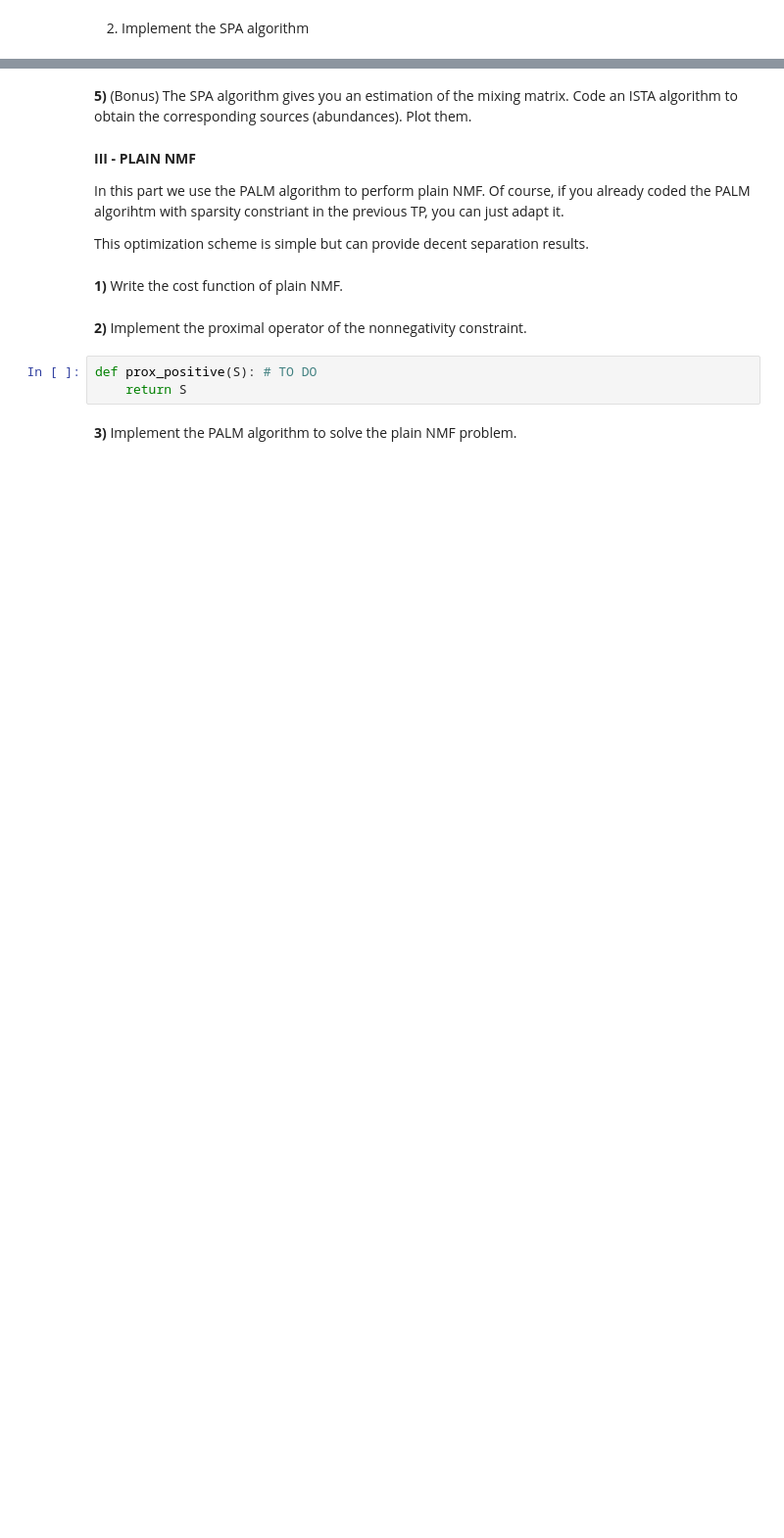
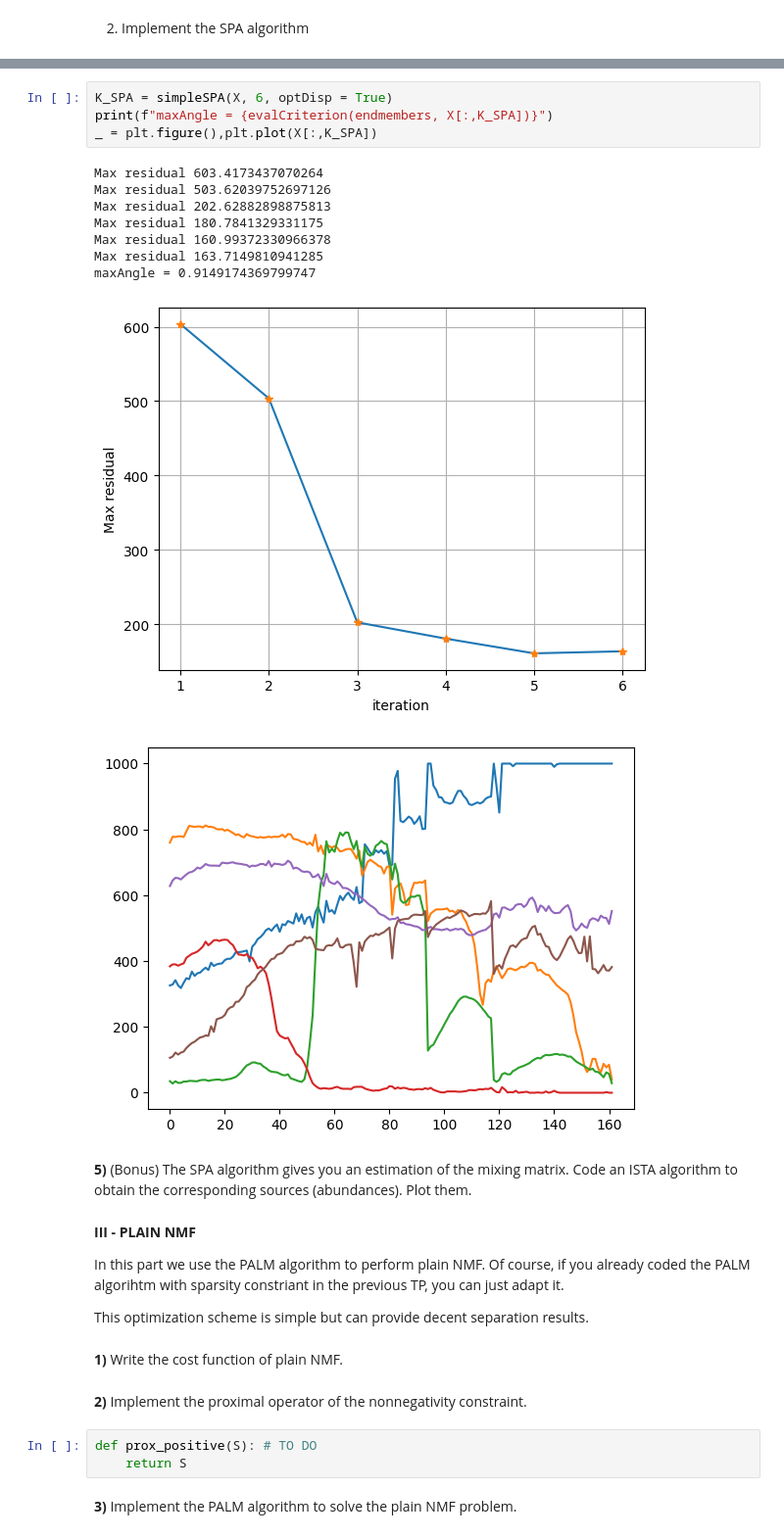
Before and after one commit to V-kr0pt/Image-Processing, a Jupyter notebook: IMA207 - Remote sensing_industrial applications/TPs/TP4/TP2_IMA207_FRANCAVitor.ipynb, the cells around one changed output, grey strips where cells are left out. Shown at 98% size. Saved outputs shown, nothing was run; the diff lists cells and outputs as text; blank space fills up the shorter version.

```diff
--- a/IMA207 - Remote sensing_industrial applications/TPs/TP4/TP2_IMA207_FRANCAVitor.ipynb
+++ b/IMA207 - Remote sensing_industrial applications/TPs/TP4/TP2_IMA207_FRANCAVitor.ipynb
@@ -201,6 +240,20 @@ def evalCriterion(W0_en,W_en):
     diff = W0.T@W;
 
     return np.mean(np.diag(diff));
+# %%
+K_SPA = simpleSPA(X, 6, optDisp = True)
+print(f"maxAngle = {evalCriterion(endmembers, X[:,K_SPA])}")
+_ = plt.figure(),plt.plot(X[:,K_SPA])
+# %% [output]
+Max residual 603.4173437070264
+Max residual 503.62039752697126
+Max residual 202.62882898875813
+Max residual 180.7841329331175
+Max residual 160.99372330966378
+Max residual 163.7149810941285
+maxAngle = 0.9149174369799747
+[figure, added]
+[figure, added]
 # %% [markdown]
 **5)** (Bonus) The SPA algorithm gives you an estimation of the mixing matrix. Code an ISTA algorithm to obtain the corresponding sources (abundances). Plot them.
 # %% [markdown]
```
Also changed, not shown: parts of 9 cells of this notebook.
